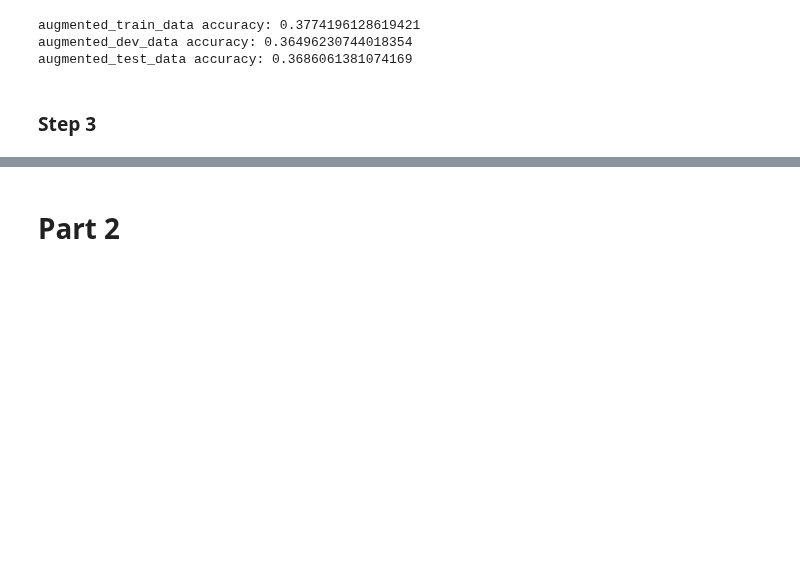
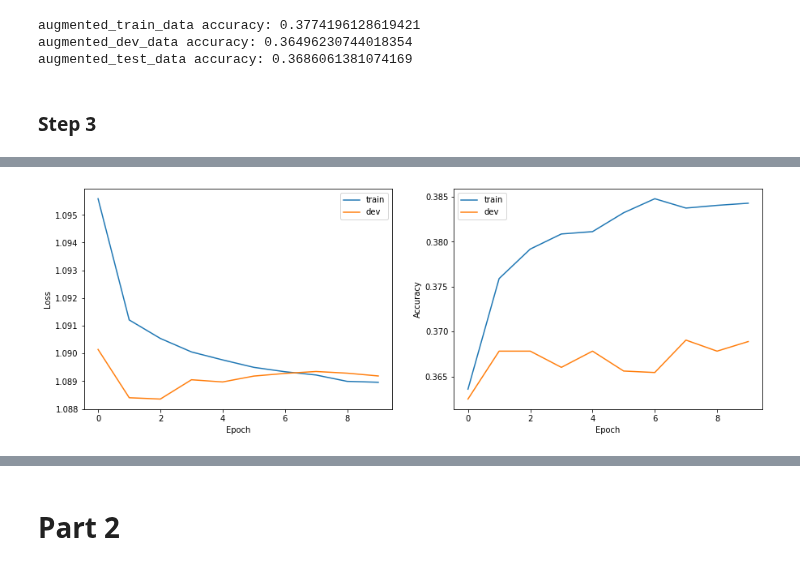
Before and after one commit to saeedzou/Multi-modal-Sentiment-Analysis-on-MSCTD-Dataset, a Jupyter notebook: Phase 1.ipynb, the cells around one changed output, grey strips where cells are left out. Drawn from its saved outputs; the diff is of its cells as text; code cells hidden in the pictures; blank space fills up the shorter version.

Commit message:
Add train log and model evaluation for CombinedCroppedFaces

```diff
--- a/Phase 1.ipynb
+++ b/Phase 1.ipynb
@@ -1396,3 +1415,22 @@ torch.save(model.state_dict(), 'combined_face_sentiment_classifier.pt')
+# %%
+# define a function that given the train_losses, train_accs, dev_losses, and dev_accs, plots the train and dev losses and accuracies
+def plot_train_dev(train_losses, train_accs, dev_losses, dev_accs):
+    # TODO: implement this function
+    fig, axes = plt.subplots(1, 2, figsize=(15, 5))
+    axes[0].plot(train_losses, label='train')
+    axes[0].plot(dev_losses, label='dev')
+    axes[0].set_xlabel('Epoch')
+    axes[0].set_ylabel('Loss')
+    axes[0].legend()
+    axes[1].plot(train_accs, label='train')
+    axes[1].plot(dev_accs, label='dev')
+    axes[1].set_xlabel('Epoch')
+    axes[1].set_ylabel('Accuracy')
+    axes[1].legend()
+    plt.show()
+plot_train_dev(train_losses, train_accs, dev_losses, dev_accs)
+# %% [output]
+[figure, added]
 # %%
 # evaluate the model on the test set
 combind_test_acc = get_accuracy(model, test_loader_face_full, device, 'combind_test_data')
```
Also changed, not shown: parts of 4 cells of this notebook.
